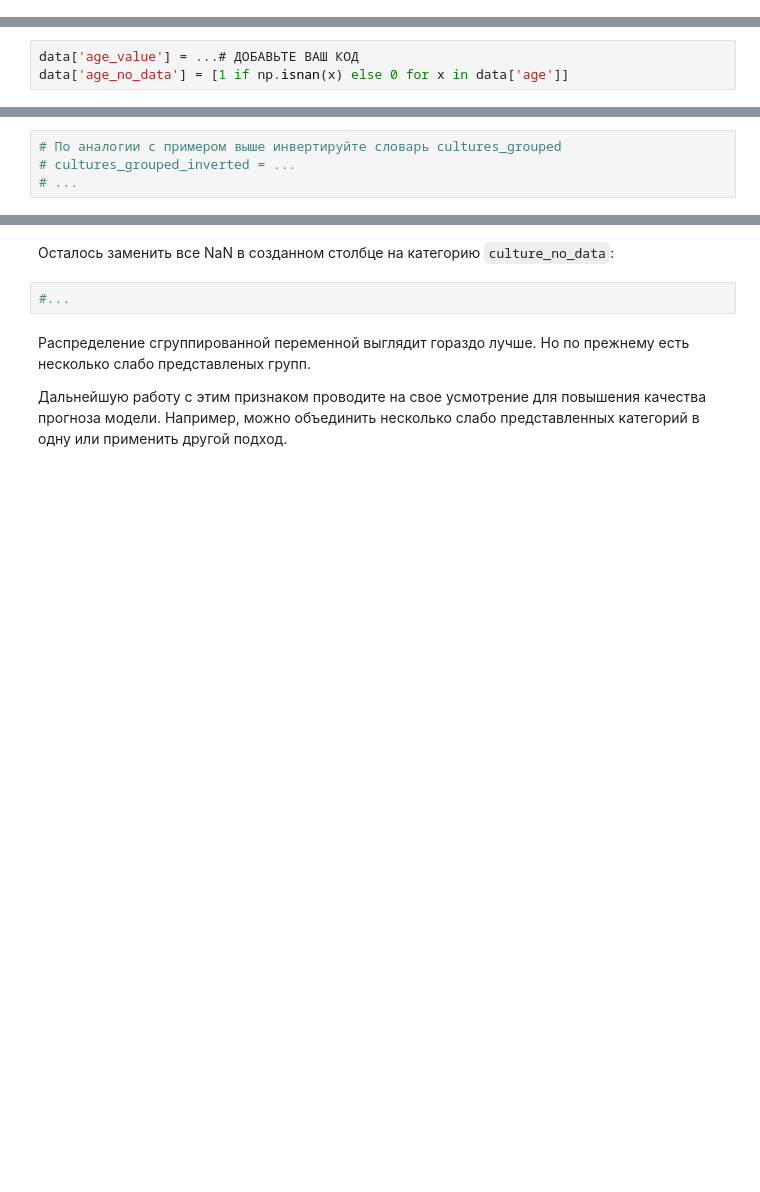
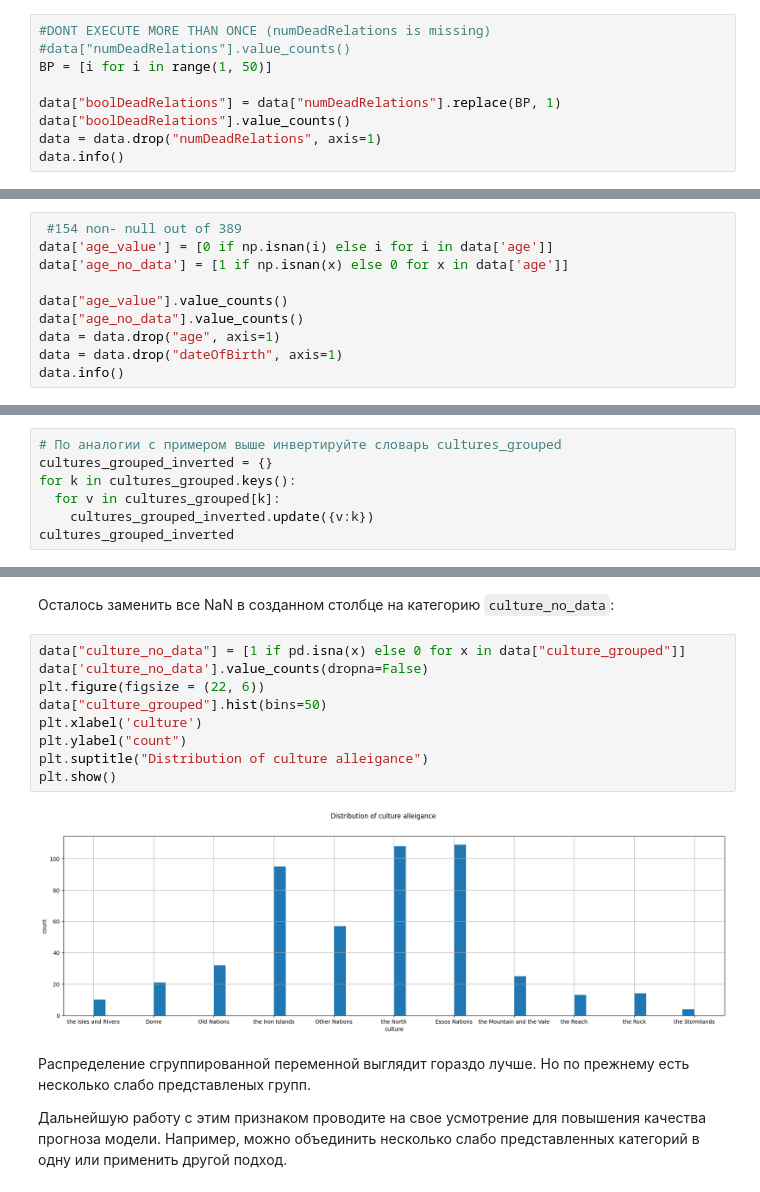
Before and after one commit to GTM992/ML-For-Beginners, a Jupyter notebook: week_01_ml_intro/Homework/hw_1_game_of_thrones.ipynb, the cells around one changed output, grey strips where cells are left out. Saved outputs shown, nothing was run; the diff lists cells and outputs as text; blank space fills up the shorter version.

```diff
--- a/week_01_ml_intro/Homework/hw_1_game_of_thrones.ipynb
+++ b/week_01_ml_intro/Homework/hw_1_game_of_thrones.ipynb
@@ -223,3 +234,12 @@ KeyError: 'populatity'
 Посмотрите на частотное распределение этого признака. Лишь для малого числа персонажей `numDeadRelations>0`.
 
 Создайте признак `boolDeadRelations`. Давайте упростим признак `numDeadRelations`, и просто поделим людей на тех, у кого были хоть какие то отношения с мертвыми персонажами, т.е. `numDeadRelations > 0`, и те, у которых не было, т.е. `numDeadRelations = 0`.
+# %%
+#DONT EXECUTE MORE THAN ONCE (numDeadRelations is missing)
+#data["numDeadRelations"].value_counts()
+BP = [i for i in range(1, 50)]
+
+data["boolDeadRelations"] = data["numDeadRelations"].replace(BP, 1)
+data["boolDeadRelations"].value_counts()
+data = data.drop("numDeadRelations", axis=1)
+data.info()
@@ -230,6 +268,13 @@ KeyError: 'populatity'
 - Там где возраст не указан, `age_value` принимает значение 0, а `age_no_data` - значение 1.
 
 Фактически, в переменной `age` мы заменяем NaN на 0, но одновременно добавляем в модель еще один бинарный признак `age_no_data`, несущий информацию о том, у каких персонажей не был указан возраст:
-# %%
-data['age_value'] = ...# ДОБАВЬТЕ ВАШ КОД
-data['age_no_data'] = [1 if np.isnan(x) else 0 for x in data['age']]
+# %%
+ #154 non- null out of 389
+data['age_value'] = [0 if np.isnan(i) else i for i in data['age']]
+data['age_no_data'] = [1 if np.isnan(x) else 0 for x in data['age']]
+
+data["age_value"].value_counts()
+data["age_no_data"].value_counts()
+data = data.drop("age", axis=1)
+data = data.drop("dateOfBirth", axis=1)
+data.info()
@@ -300,5 +383,8 @@ d_inverted
 {'a1': 'A', 'a2': 'A', 'a3': 'A', 'b1': 'B', 'b2': 'B', 'b3': 'B', 'b4': 'B'}
 # %%
 # По аналогии с примером выше инвертируйте словарь cultures_grouped
-# cultures_grouped_inverted = ...
-# ...
+cultures_grouped_inverted = {}
+for k in cultures_grouped.keys():
+  for v in cultures_grouped[k]:
+    cultures_grouped_inverted.update({v:k})
+cultures_grouped_inverted
@@ -313,7 +436,16 @@ data['culture_grouped'] = data['culture'].str.lower().map(cultures_grouped_inver
 # %% [markdown]
 Осталось заменить все NaN в созданном столбце на категорию `culture_no_data`:
-# %%
-#...
+# %%
+data["culture_no_data"] = [1 if pd.isna(x) else 0 for x in data["culture_grouped"]]
+data['culture_no_data'].value_counts(dropna=False)
+plt.figure(figsize = (22, 6))
+data["culture_grouped"].hist(bins=50)
+plt.xlabel('culture')
+plt.ylabel("count")
+plt.suptitle("Distribution of culture alleigance")
+plt.show()
+# %% [output]
+[figure, added]
 # %% [markdown]
 Распределение сгруппированной переменной выглядит гораздо лучше. Но по прежнему есть несколько слабо представленых групп.
 
```
Also changed, not shown: parts of 37 cells of this notebook.
